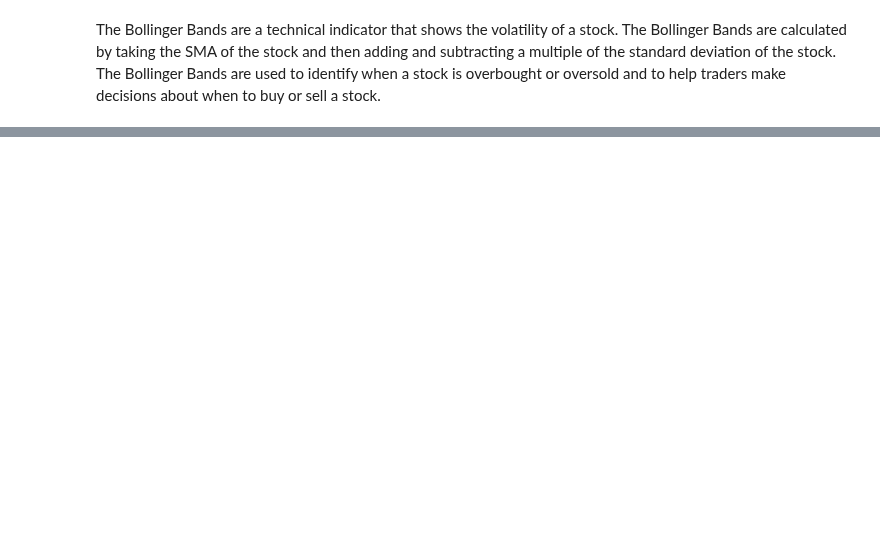
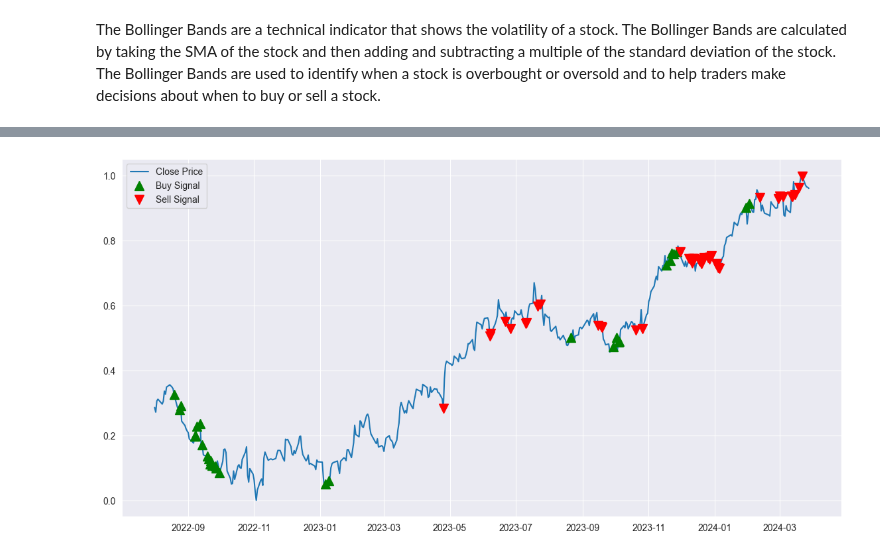
Before and after one commit to jurichar/high_freq_scalping_tool, a Jupyter notebook: notebooks/view_processed_data.ipynb, the cells around one changed output, grey strips where cells are left out. Cells and saved outputs as stored; diff of their text form; code cells hidden in the pictures; blank space fills up the shorter version.

```diff
--- a/notebooks/view_processed_data.ipynb
+++ b/notebooks/view_processed_data.ipynb
@@ -164,7 +162,7 @@ compare_start = "2024-02-01"
 compare_end = "2024-03-28"
 initial_cash = 10000
 
-run_backtest(
+result = run_backtest(
     ticker=ticker,
     start_date=start_date,
     end_date=end_date,
@@ -183,0 +190,25 @@ Transaction History: [{'action': 'sell', 'price': 0.10896023347295236, 'amount':
+# %%
+signals = result["signals"]
+
+plt.figure(figsize=(14, 7))
+plt.plot(signals["Close"], label="Close Price")
+plt.plot(
+    signals.loc[signals["Filtered_Signal"] == 1].index,
+    signals["Close"][signals["Filtered_Signal"] == 1],
+    "^",
+    markersize=10,
+    color="g",
+    label="Buy Signal",
+)
+plt.plot(
+    signals.loc[signals["Filtered_Signal"] == -1].index,
+    signals["Close"][signals["Filtered_Signal"] == -1],
+    "v",
+    markersize=10,
+    color="r",
+    label="Sell Signal",
+)
+plt.legend()
+plt.show()
+# %% [output]
+[figure, added]
```
Also changed, not shown: parts of 9 cells of this notebook, 6 other files.
